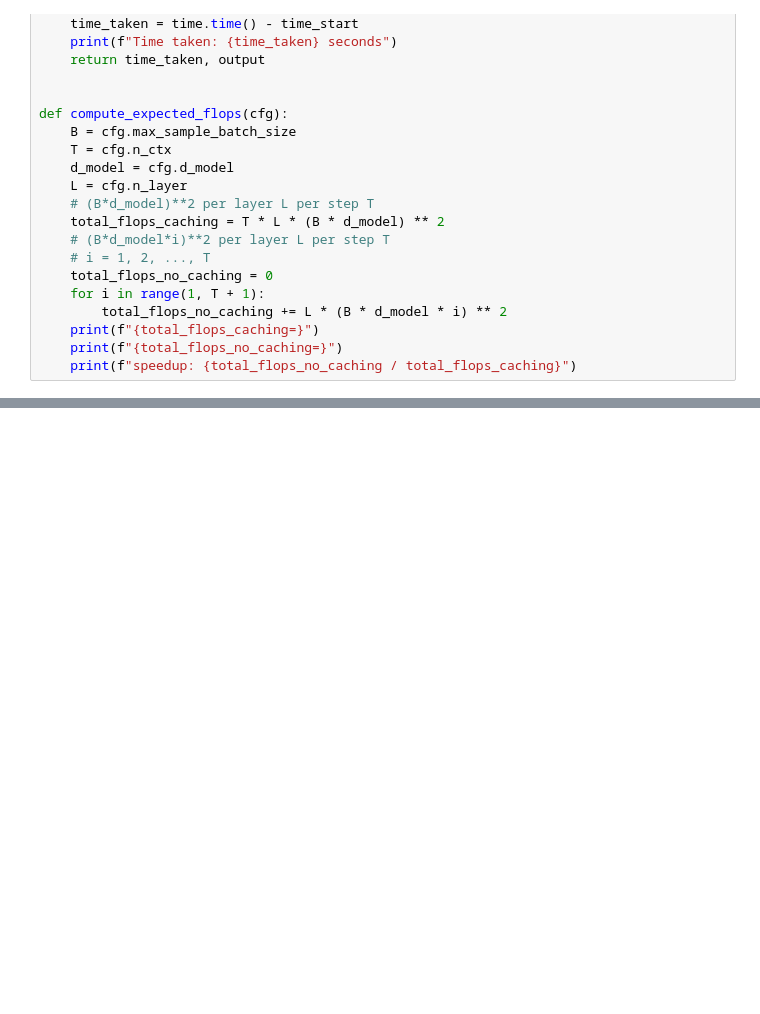
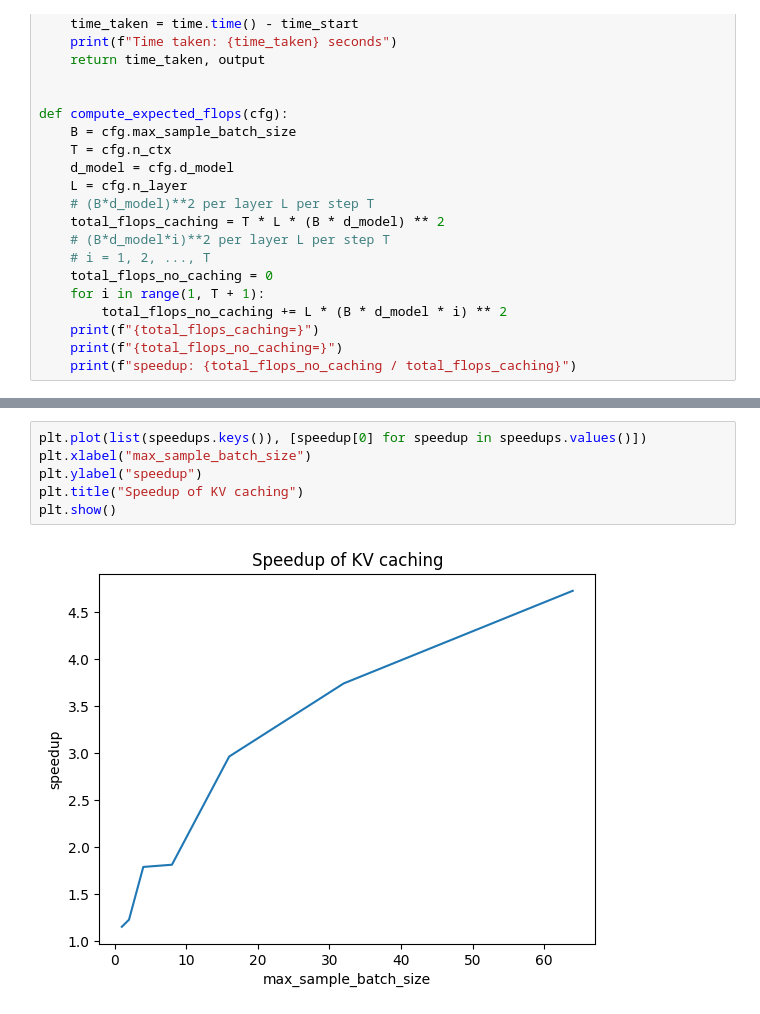
Before and after one commit to Jjschwartz/gollem, a Jupyter notebook: notebooks/kv_caching.ipynb, the cells around one changed output, grey strips where cells are left out. Cells and saved outputs as stored; diff of their text form; blank space fills up the shorter version.

```diff
--- a/notebooks/kv_caching.ipynb
+++ b/notebooks/kv_caching.ipynb
@@ -178,0 +193,8 @@ factorial(512)
+# %%
+plt.plot(list(speedups.keys()), [speedup[0] for speedup in speedups.values()])
+plt.xlabel("max_sample_batch_size")
+plt.ylabel("speedup")
+plt.title("Speedup of KV caching")
+plt.show()
+# %% [output]
+[figure, added]
```
Also changed, not shown: parts of 8 cells of this notebook.
